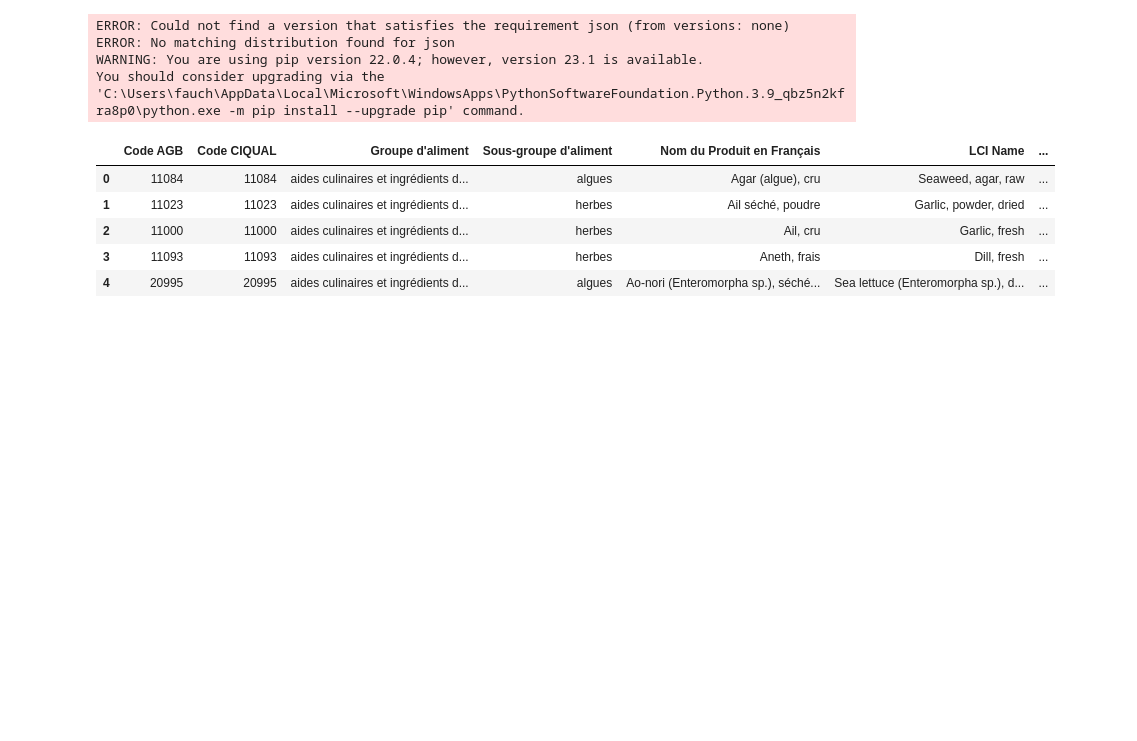
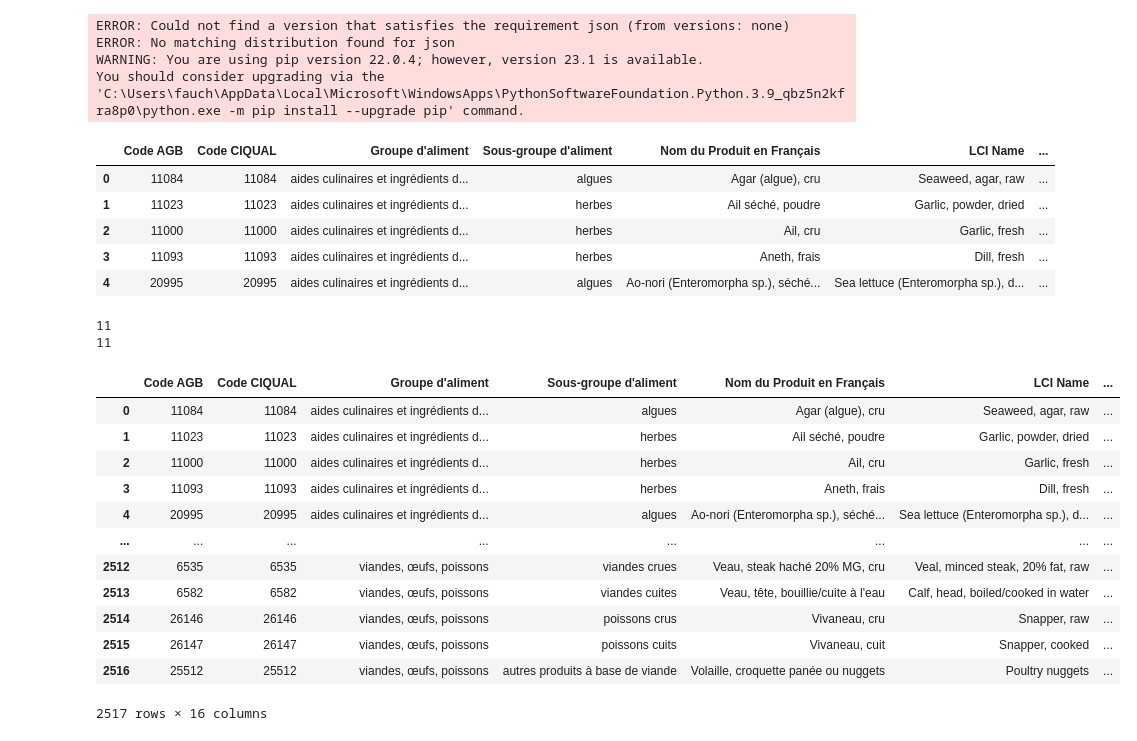
Before and after one commit to com-480-data-visualization/project-2023-insight-infusion, a Jupyter notebook: analysis/laurent/analysis_laurent.ipynb, the cells around one changed output. Cells and saved outputs as stored; diff of their text form; code cells hidden in the pictures; blank space fills up the shorter version.

Commit message:
LF: added english translation to my dataframe

```diff
--- a/analysis/laurent/analysis_laurent.ipynb
+++ b/analysis/laurent/analysis_laurent.ipynb
@@ -18,3 +18,34 @@ df.head()
 | 2 | 11000 | 11000 | aides culinaires et ingrédients d... | herbes | Ail, cru | Garlic, fresh | ... |
 | 3 | 11093 | 11093 | aides culinaires et ingrédients d... | herbes | Aneth, frais | Dill, fresh | ... |
 | 4 | 20995 | 20995 | aides culinaires et ingrédients d... | algues | Ao-nori (Enteromorpha sp.), séché... | Sea lettuce (Enteromorpha sp.), d... | ... |
+# %%
+# we just need to translate the food group
+x = pd.unique(df["Groupe d'aliment"])
+print(len(x))
+translated_x = [
+    "culinary aids and miscellaneous ingredients", "baby food", "beverages", "starters and mixed dishes", "fruits, vegetables, legumes and oilseeds",
+    "ice creams and sherbets", "milk and dairy products", "fats", "cereal products", "sweetened products", "meat, eggs, fish"
+]
+print(len(translated_x))
+translation_dict = {}
+for group_index in range(len(x)):
+    translation_dict[x[group_index]] = translated_x[group_index]
+
+df['Food Group'] = [translation_dict[fr_group] for fr_group in df["Groupe d'aliment"]]
+df
+# %% [output]
+11
+11
+|  | Code AGB | Code CIQUAL | Groupe d'aliment | Sous-groupe d'aliment | Nom du Produit en Français | LCI Name | ... |
+| 0 | 11084 | 11084 | aides culinaires et ingrédients d... | algues | Agar (algue), cru | Seaweed, agar, raw | ... |
+| 1 | 11023 | 11023 | aides culinaires et ingrédients d... | herbes | Ail séché, poudre | Garlic, powder, dried | ... |
+| 2 | 11000 | 11000 | aides culinaires et ingrédients d... | herbes | Ail, cru | Garlic, fresh | ... |
+| 3 | 11093 | 11093 | aides culinaires et ingrédients d... | herbes | Aneth, frais | Dill, fresh | ... |
+| 4 | 20995 | 20995 | aides culinaires et ingrédients d... | algues | Ao-nori (Enteromorpha sp.), séché... | Sea lettuce (Enteromorpha sp.), d... | ... |
+| ... | ... | ... | ... | ... | ... | ... | ... |
+| 2512 | 6535 | 6535 | viandes, œufs, poissons | viandes crues | Veau, steak haché 20% MG, cru | Veal, minced steak, 20% fat, raw | ... |
+| 2513 | 6582 | 6582 | viandes, œufs, poissons | viandes cuites | Veau, tête, bouillie/cuite à l'eau | Calf, head, boiled/cooked in water | ... |
+| 2514 | 26146 | 26146 | viandes, œufs, poissons | poissons crus | Vivaneau, cru | Snapper, raw | ... |
+| 2515 | 26147 | 26147 | viandes, œufs, poissons | poissons cuits | Vivaneau, cuit | Snapper, cooked | ... |
+| 2516 | 25512 | 25512 | viandes, œufs, poissons | autres produits à base de viande | Volaille, croquette panée ou nuggets | Poultry nuggets | ... |
+2517 rows × 16 columns
```
Also changed, not shown: parts of 1 cell of this notebook.
